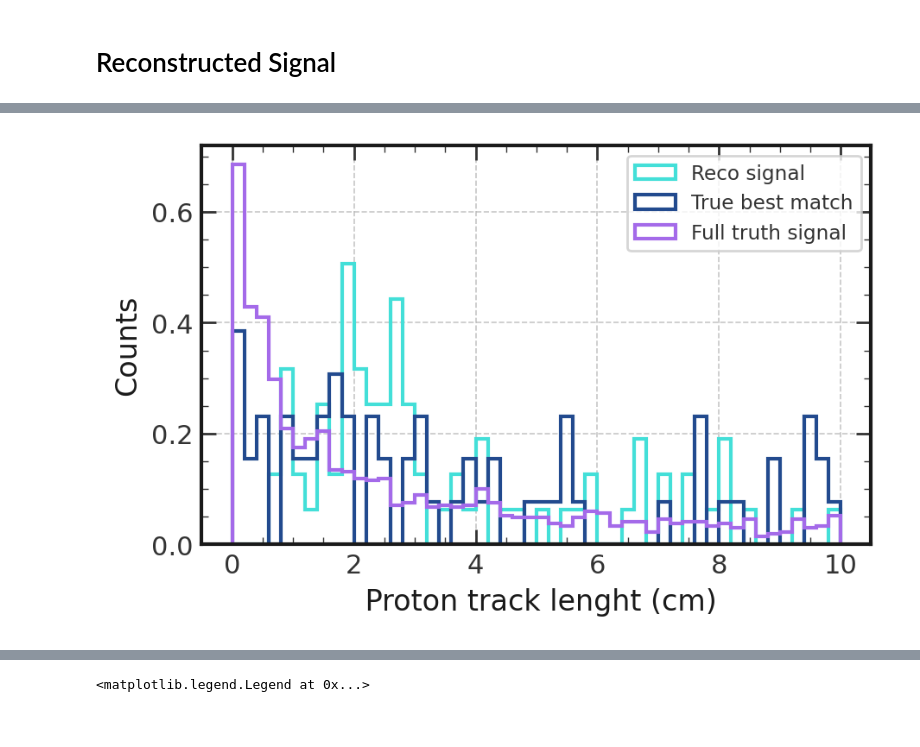
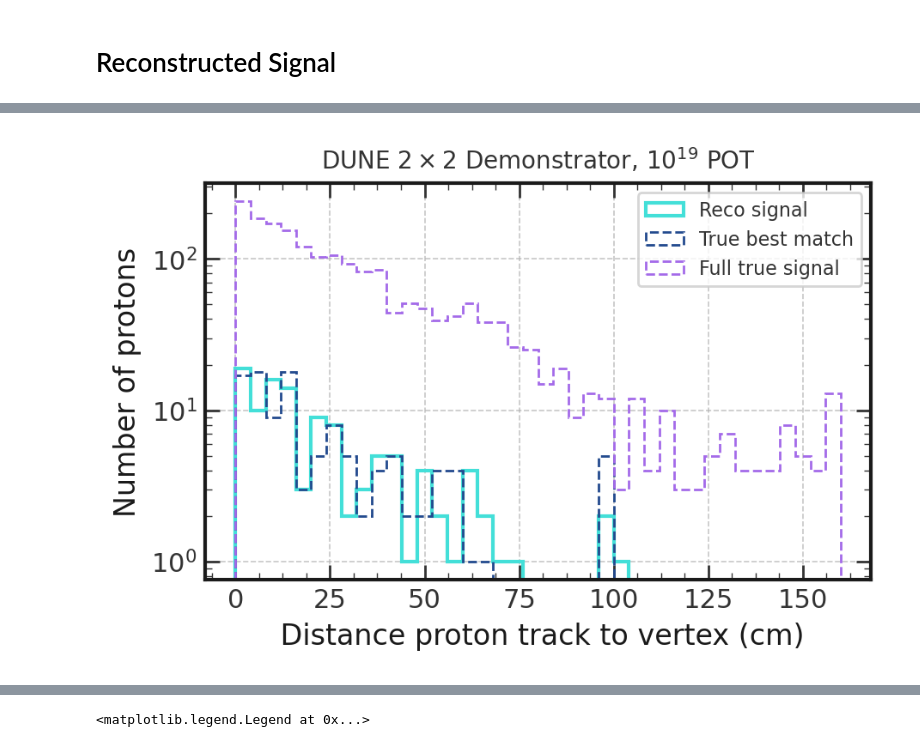
Before and after one commit to gkufatty/neutron-multiplicity, a Jupyter notebook: examples/neutron_selection_caf.ipynb, the cells around one changed output, grey strips where cells are left out. Drawn from its saved outputs; the diff is of its cells as text; code cells hidden in the pictures.

```diff
--- a/examples/neutron_selection_caf.ipynb
+++ b/examples/neutron_selection_caf.ipynb
@@ -497,9 +501,9 @@ def signal_definition_prim(ev_data, pdg, mask):
 #cut: require a reco vtx to produce a reco track
 #cut: require reco vtx to produce track that exit 2x2 downstream
 #cut: require reco vtx to produce track that exit 2x2 downstream
-def track_selection_signal(ev_data):
+def track_selection_signal(ev_data,ev):
 
-    #minerva_data = caf_reader.get_minerva_data(df.iloc[ev])
+    minerva_data = caf_reader.get_minerva_data(df.iloc[ev])
     x_start_track  = ev_data['rec.nd.lar.dlp.tracks.start.x']
     y_start_track = ev_data['rec.nd.lar.dlp.tracks.start.y']
     z_start_track = ev_data['rec.nd.lar.dlp.tracks.start.z']
@@ -519,7 +523,7 @@ def track_selection_signal(ev_data):
 
     track_on_vtx = np.zeros_like(ev_data['rec.common.ixn.dlp.vtx.x'], dtype=bool)
     track_out = np.zeros_like(ev_data['rec.common.ixn.dlp.vtx.x'], dtype=bool)
-    #track_Mx2 = np.zeros_like(ev_data['rec.common.ixn.dlp.vtx.x'], dtype=bool)
+    track_Mx2 = np.zeros_like(ev_data['rec.common.ixn.dlp.vtx.x'], dtype=bool)
 
     for vtx in range(len(ev_data['rec.common.ixn.dlp.vtx.x'])):
         n_reco_tracks = ev_data['rec.nd.lar.dlp.tracks..length'][vtx]
@@ -535,14 +539,14 @@ def track_selection_signal(ev_data):
                 #if the track is found, then check if the track also goes out the boundary
                 if (z_end_track[ip] >= zbound):
                     track_out[vtx] = True
-                    #muon_track = [[x_start_track[ip], y_start_track[ip],z_start_track[ip]],[x_end_track[ip],y_end_track[ip],z_end_track[ip]]]
-                    # bm, overlap, dx, dy, exit_minerva = Mx2_DS_Match(muon_track,minerva_data)
-                    # if (exit_minerva == True) and (bm is not None):
-                    #     track_Mx2[vtx] == True
+                    muon_track = [[x_start_track[ip], y_start_track[ip],z_start_track[ip]],[x_end_track[ip],y_end_track[ip],z_end_track[ip]]]
+                    bm, overlap, dx, dy, exit_minerva = Mx2_DS_Match(muon_track,minerva_data)
+                    if (exit_minerva == True) and (bm is not None):
+                        track_Mx2[vtx] == True
                         # No need to check further if a match is found
 
         track_on_vtx[vtx] = found_match
-    return track_on_vtx,  track_out
+    return track_on_vtx,  track_out, track_Mx2
 # %%
 #check if a true proton was neutron-induced
 def was_neutron_induced(ev_data, vtx_t, proton_parent_id):
@@ -929,12 +1472,13 @@ df_table_with_names
 # %%
-plt.hist(track_lenghts_reco,bins=50,histtype='step', range=[0,10], color='#43dfd8', linewidth=1.5, density=True,label=r'Reco signal')
-plt.hist(track_lenghts_match_truth,bins=50,histtype='step',range=[0,10], color='#224a8e', linewidth=1.5,  density=True,label=r'True best match')
-plt.hist(track_lengths,bins=50,histtype='step',range=[0,10], color='#a46ae9', linewidth=1.5, linestyle='-', density=True,label=r'Full truth signal')
-plt.xlabel(' Proton track lenght (cm)')
-plt.ylabel('Counts')
-plt.legend()
-#plt.yscale('log')
-plt.legend(loc='upper right', fontsize='small')
+plt.hist(vtx_distances_reco,bins=40,histtype='step', range=[0,160], color='#43dfd8',linewidth=1.5,label=r'Reco signal')
+plt.hist(vtx_distances_match_truth,bins=40,histtype='step',range=[0,160], color='#224a8e',linestyle='--', linewidth=1, label=r'True best match')
+plt.hist(track_vtx_distances,bins=40,histtype='step',range=[0,160], color='#a46ae9',linewidth=1,linestyle='--', label=r'Full true signal')
+# plt.title('DUNE 2x2 CAF')
+plt.xlabel(' Distance proton track to vertex (cm)')
+plt.ylabel('Number of protons')
+plt.title(r'DUNE $2\times 2$ Demonstrator, $10^{19}$ POT', fontsize = '10')
+plt.legend(loc='upper right', fontsize='8')
+plt.yscale('log')
 plt.show()
 # %% [output]
-[figure, old version]
+[figure, new version]
```
Also changed, not shown: parts of 63 cells of this notebook.
